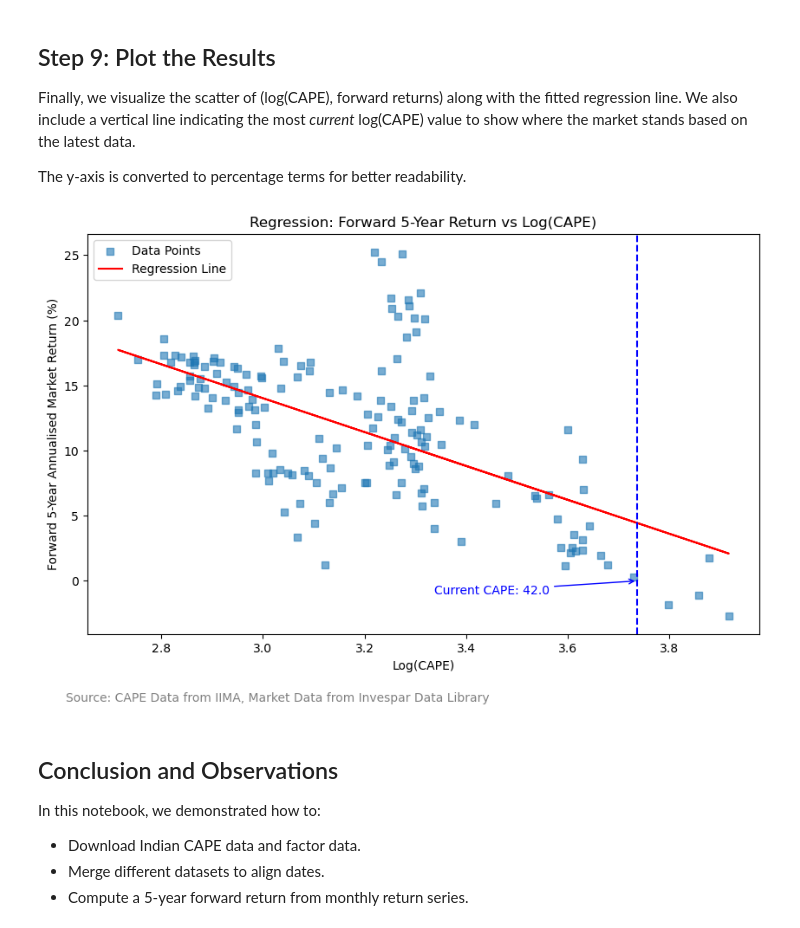
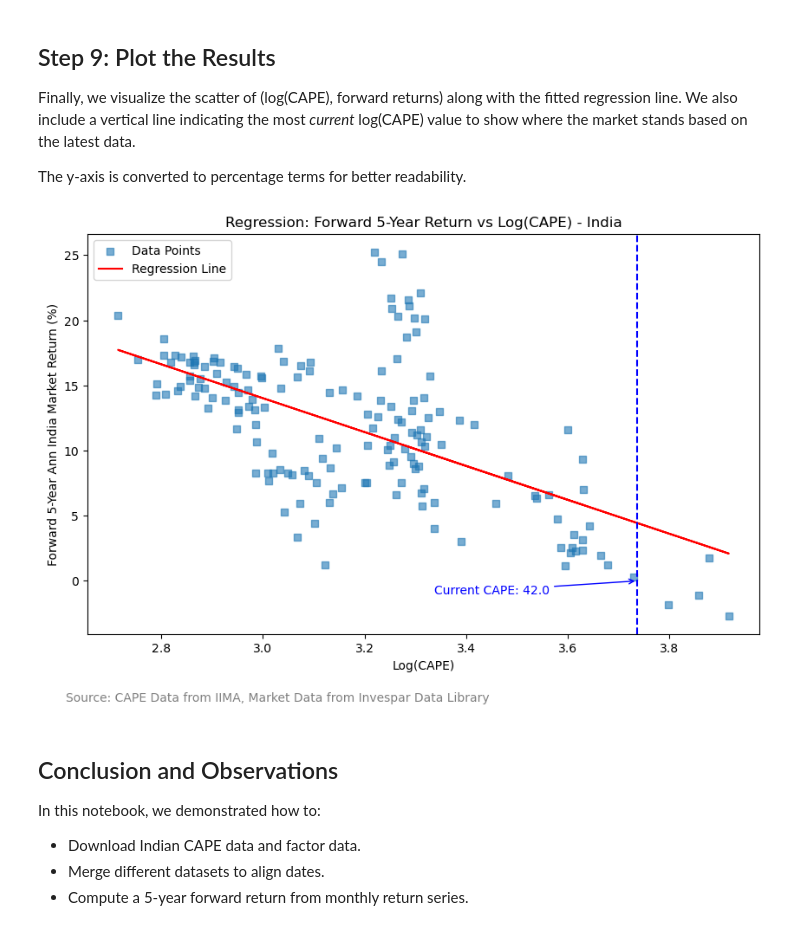
Before and after one commit to rraju26/pyIndiaFactorInvesting, a Jupyter notebook: notebooks/cape_and_fwd_returns.ipynb, the cells around one changed output. Cells and saved outputs as stored; diff of their text form; code cells hidden in the pictures.

Commit message:
cape and fwd ret

```diff
--- a/notebooks/cape_and_fwd_returns.ipynb
+++ b/notebooks/cape_and_fwd_returns.ipynb
@@ -166,36 +166,36 @@ fig, ax = plt.subplots(figsize=(10, 6))
 ax.scatter(X, y * 100, alpha=0.6, label='Data Points', marker='s')
 
 # Regression line
 ax.plot(X, model.predict(X) * 100, color='red', label='Regression Line')
 
 # Highlight current CAPE level
 current_log_cape = np.log(merged_df['cape'].dropna().iloc[-1])
 ax.axvline(x=current_log_cape, color='blue', linestyle='--')
 
 # Annotate current CAPE level
 ax.annotate(
     f"Current CAPE: {merged_df['cape'].dropna().iloc[-1]:.1f}",
     xy=(current_log_cape, 0),
     xytext=(current_log_cape -.4, -1),
     arrowprops=dict(arrowstyle="->", color='blue'),
     fontsize=10,
     color='blue'
 )
 
 # Add labels, title, and legend
 ax.set_xlabel('Log(CAPE)')
-ax.set_ylabel('Forward 5-Year Annualised Market Return (%)')
-ax.set_title('Regression: Forward 5-Year Return vs Log(CAPE)')
+ax.set_ylabel('Forward 5-Year Ann India Market Return (%)')
+ax.set_title('Regression: Forward 5-Year Return vs Log(CAPE) - India')
 ax.legend()
 
 # Add source annotation
 source_text = "Source: CAPE Data from IIMA, Market Data from Invespar Data Library"
 fig.text(0.1, -0.02, source_text, fontsize=10, color='gray')
 
 # Show plot
 plt.show()
 # %% [output]
-[figure, old version]
+[figure, new version]
 # %% [markdown]
 ## Conclusion and Observations
 
```
